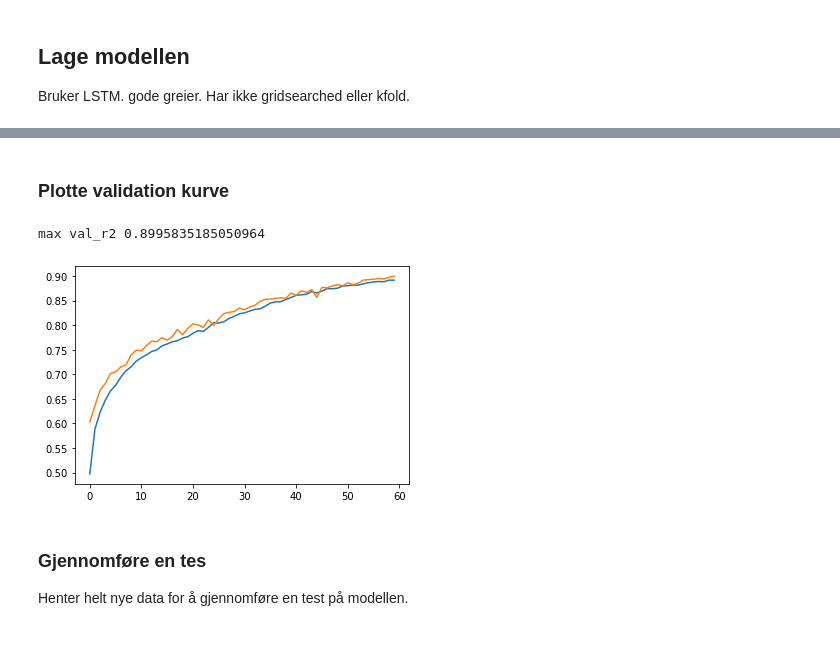
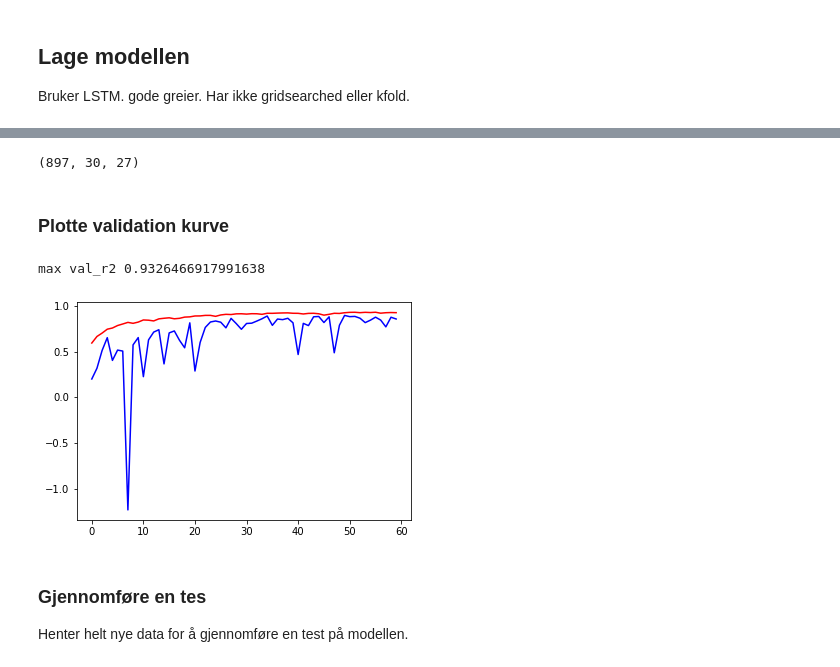
Before and after one commit to stianteien/instradag, a Jupyter notebook: RNN_build.ipynb, the cells around one changed output, grey strips where cells are left out. Drawn from its saved outputs; the diff is of its cells as text; code cells hidden in the pictures.

Commit message:
added multiple new metrics and costumized the fillna fuction

```diff
--- a/RNN_build.ipynb
+++ b/RNN_build.ipynb
@@ -46,4 +52,4 @@ def add_data(word):
 # %%
-filer = list(map(add_data, os.listdir('data/')))[0:1] # test 54:60 mellom 10 og 14 er noe feil
-data = make_ready().use_stockstats(filer)
+filer = list(map(add_data, os.listdir('data/')))[0:5] # test 54:60 mellom 10 og 14 er noe feil
+data = make_ready().use_stockstats(filer, indikatorer)
 # %% [output]
@@ -56 +57,3 @@ NOTE: Behavior of MACDH calculation has changed as of July 2017 - it is now 1/2
+# %%
+data[0]['rsi_6'] = data[0]['rsi_6'].fillna(5)
 # %%
@@ -72,5 +90,5 @@ data[0]
 # %%
-def prepare_data_for_training(data):
+def prepare_data_for_training(data, indikatorer):
     dataxes = []
     datayes = []
     sanne = []
@@ -78,7 +96,7 @@ def prepare_data_for_training(data):
     look_forward=10
 
     for one_stock in data:
-        datax, datay, sann = create_dataset().create(one_stock[['macd', 'rsi_20', 'sma8-16', 'trix', 'volume']],
+        datax, datay, sann = create_dataset().create(one_stock[indikatorer],
                                       one_stock.sma30_derivert, look_back=look_back, look_forward=look_forward)
         dataxes.extend(datax)
         datayes.extend(datay)
@@ -87,7 +105,7 @@ def prepare_data_for_training(data):
     return np.array(dataxes), np.array(datayes)
 
 
-def prepare_data_for_test(data):
+def prepare_data_for_test(data, indikatorer):
     dataxes = []
     datayes = []
     sanne = []
@@ -95,7 +113,7 @@ def prepare_data_for_test(data):
     look_forward=10
 
     for one_stock in data:
-        datax, datay, sann = create_dataset().create(one_stock[['macd', 'rsi_20', 'sma8-16', 'trix', 'volume']],
+        datax, datay, sann = create_dataset().create(one_stock[indikatorer],
                                       one_stock.sma30_derivert, look_back=look_back, look_forward=look_forward)
         dataxes.append(datax)
         datayes.append(datay)
@@ -104,7 +122,7 @@ def prepare_data_for_test(data):
     return np.array(dataxes), np.array(datayes)
 
 
-dataxes, datayes = prepare_data_for_training(data)
+dataxes, datayes = prepare_data_for_training(data, indikatorer)
 # %%
 # split in train and val for training
 X_train, X_test, y_train, y_test = train_test_split(dataxes, datayes, test_size=0.33, shuffle=True, random_state=42)
@@ -117,7 +135,7 @@ Bruker LSTM. gode greier. Har ikke gridsearched eller kfold.
 # %%
 model = Sequential()
 
-model.add(LSTM(units=64, input_dim=5, return_sequences=True))
+model.add(LSTM(units=64, input_dim=X_train.shape[2], return_sequences=True))
 model.add(Dropout(0.2))
 model.add(LSTM(units=64, return_sequences=False))
 model.add(Dropout(0.2))
@@ -168,14 +186,18 @@ Epoch 60/60
+# %%
+X_train.shape
+# %% [output]
+(897, 30, 27)
 # %% [markdown]
 ### Plotte validation kurve
 # %%
-plt.plot(history.history['r2_score_nn'])
-plt.plot(history.history['val_r2_score_nn'])
+plt.plot(history.history['r2_score_nn'], c='b')
+plt.plot(history.history['val_r2_score_nn'], c='r')
 #plt.xlim(50,100)
 #plt.ylim(0.0, 0.025)
 print(f"max val_r2 {np.max(history.history['val_r2_score_nn'])}")
 # %% [output]
-max val_r2 0.8995835185050964
+max val_r2 0.9326466917991638
-[figure, old version]
+[figure, new version]
 # %% [markdown]
 ### Gjennomføre en tes
 Henter helt nye data for å gjennomføre en test på modellen.
```
Also changed, not shown: parts of 13 cells of this notebook, 1 other file.
